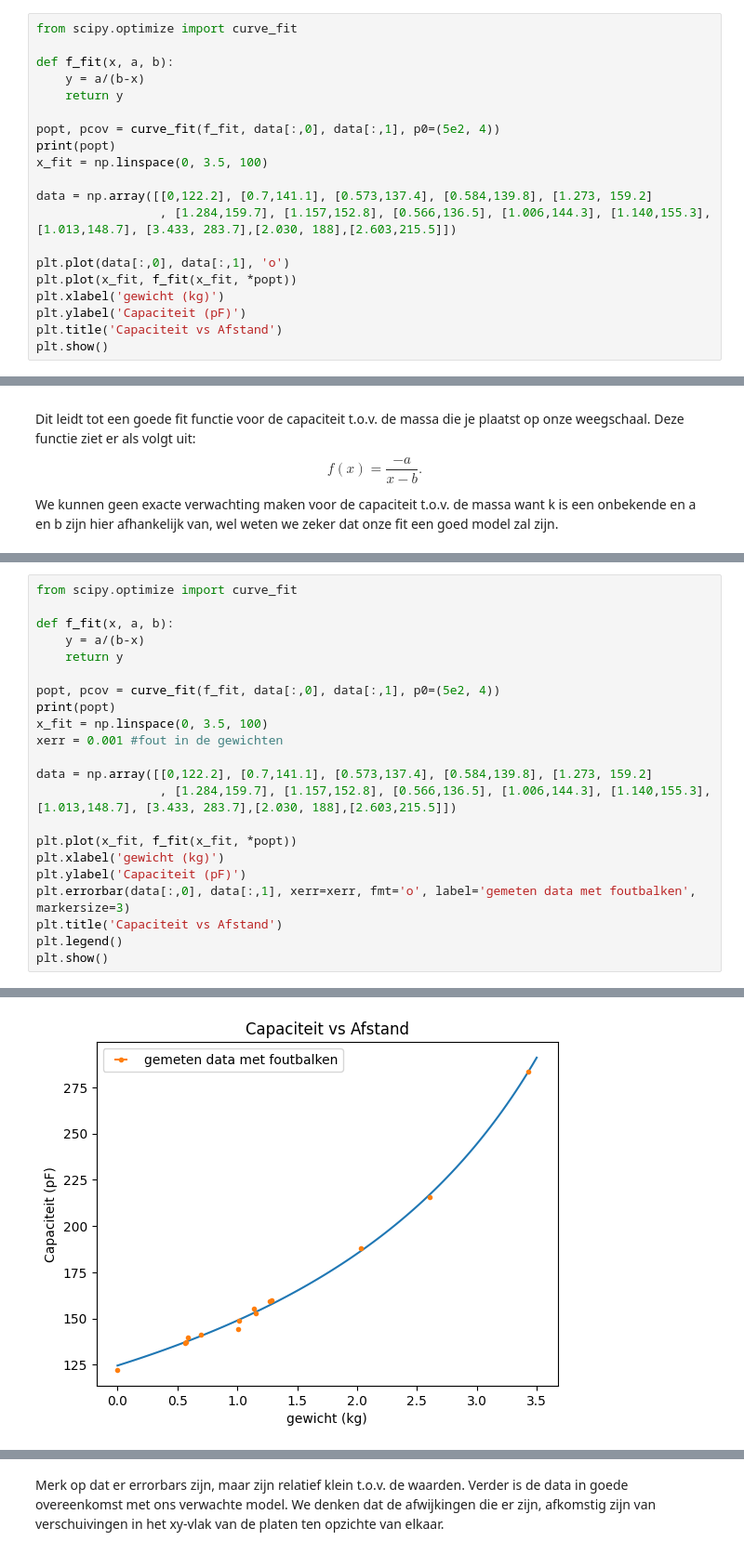
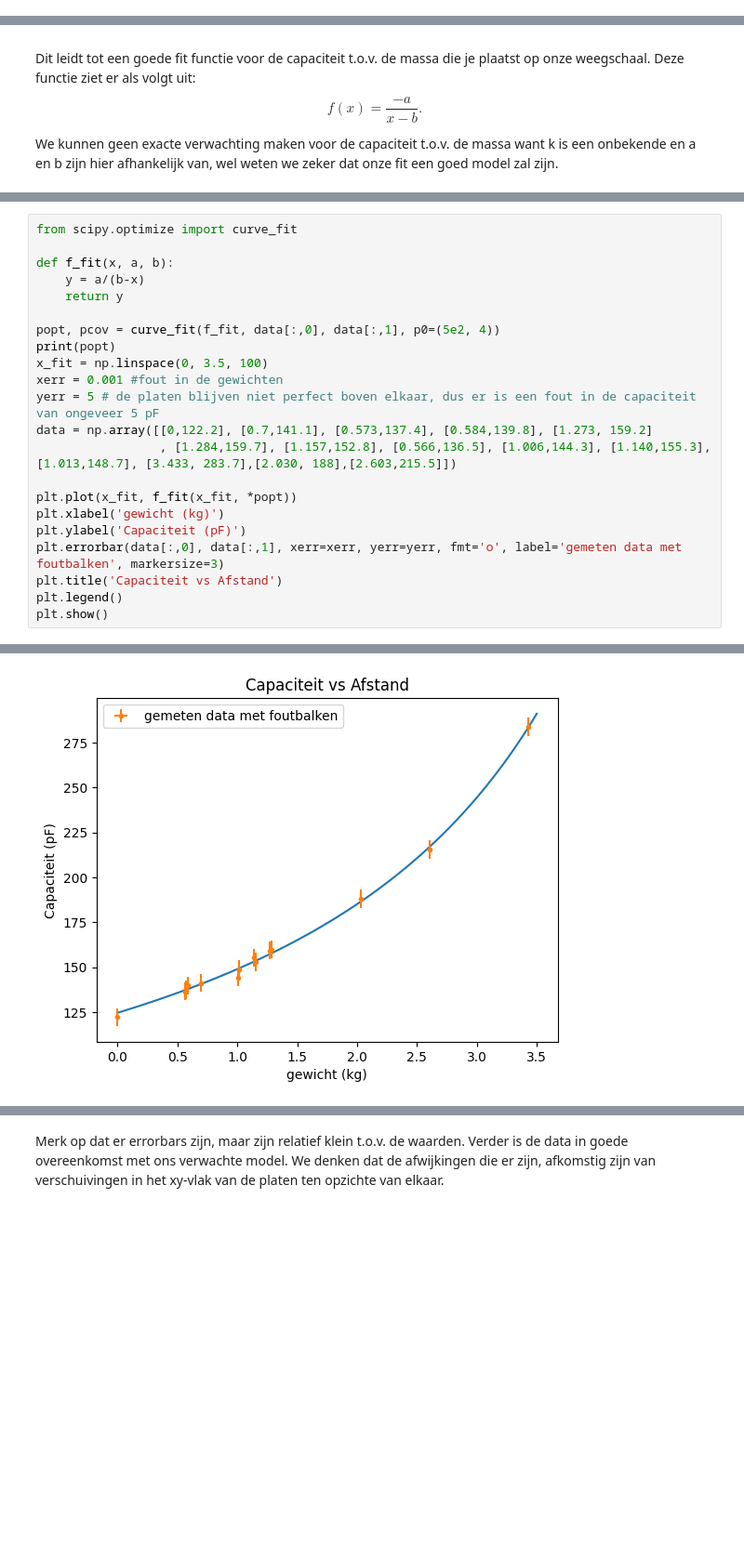
Before and after one commit to tak-max/opdrachten-DEF-D, a Jupyter notebook: FysiekeOntwerpopdrachten/2OntwerpEenSensorCondensator/DEFOntwerpopdracht2OntwerpEenSensorInvulTemplate.ipynb, the cells around one changed output, grey strips where cells are left out. Shown at 93% size. Saved outputs shown, nothing was run; the diff lists cells and outputs as text; blank space fills up the shorter version.

```diff
--- a/FysiekeOntwerpopdrachten/2OntwerpEenSensorCondensator/DEFOntwerpopdracht2OntwerpEenSensorInvulTemplate.ipynb
+++ b/FysiekeOntwerpopdrachten/2OntwerpEenSensorCondensator/DEFOntwerpopdracht2OntwerpEenSensorInvulTemplate.ipynb
@@ -204,23 +208,3 @@ kopieer hier de cel(len) waaruit blijkt dat jullie leerdoel 1 beheersen.
 
 
 ![meting 2](werkendeSensor2.png)
-# %%
-from scipy.optimize import curve_fit
-
-def f_fit(x, a, b):
-    y = a/(b-x)
-    return y
-
-popt, pcov = curve_fit(f_fit, data[:,0], data[:,1], p0=(5e2, 4))
-print(popt)
-x_fit = np.linspace(0, 3.5, 100)
-
-data = np.array([[0,122.2], [0.7,141.1], [0.573,137.4], [0.584,139.8], [1.273, 159.2]
-                 , [1.284,159.7], [1.157,152.8], [0.566,136.5], [1.006,144.3], [1.140,155.3], [1.013,148.7], [3.433, 283.7],[2.030, 188],[2.603,215.5]])
-
-plt.plot(data[:,0], data[:,1], 'o')
-plt.plot(x_fit, f_fit(x_fit, *popt))
-plt.xlabel('gewicht (kg)')
-plt.ylabel('Capaciteit (pF)')
-plt.title('Capaciteit vs Afstand')
-plt.show()
@@ -271,25 +258,25 @@ kopieer hier de cel(len) waaruit blijkt dat jullie leerdoel 3 beheersen.
 # %%
 from scipy.optimize import curve_fit
 
 def f_fit(x, a, b):
     y = a/(b-x)
     return y
 
 popt, pcov = curve_fit(f_fit, data[:,0], data[:,1], p0=(5e2, 4))
 print(popt)
 x_fit = np.linspace(0, 3.5, 100)
 xerr = 0.001 #fout in de gewichten
-
+yerr = 5 # de platen blijven niet perfect boven elkaar, dus er is een fout in de capaciteit van ongeveer 5 pF
 data = np.array([[0,122.2], [0.7,141.1], [0.573,137.4], [0.584,139.8], [1.273, 159.2]
                  , [1.284,159.7], [1.157,152.8], [0.566,136.5], [1.006,144.3], [1.140,155.3], [1.013,148.7], [3.433, 283.7],[2.030, 188],[2.603,215.5]])
 
 plt.plot(x_fit, f_fit(x_fit, *popt))
 plt.xlabel('gewicht (kg)')
 plt.ylabel('Capaciteit (pF)')
-plt.errorbar(data[:,0], data[:,1], xerr=xerr, fmt='o', label='gemeten data met foutbalken', markersize=3)
+plt.errorbar(data[:,0], data[:,1], xerr=xerr, yerr=yerr, fmt='o', label='gemeten data met foutbalken', markersize=3)
 plt.title('Capaciteit vs Afstand')
 plt.legend()
 plt.show()
 # %% [output]
 [762.10268938   6.11854776]
-[figure, old version]
+[figure, new version]
```
Also changed, not shown: parts of 10 cells of this notebook.
